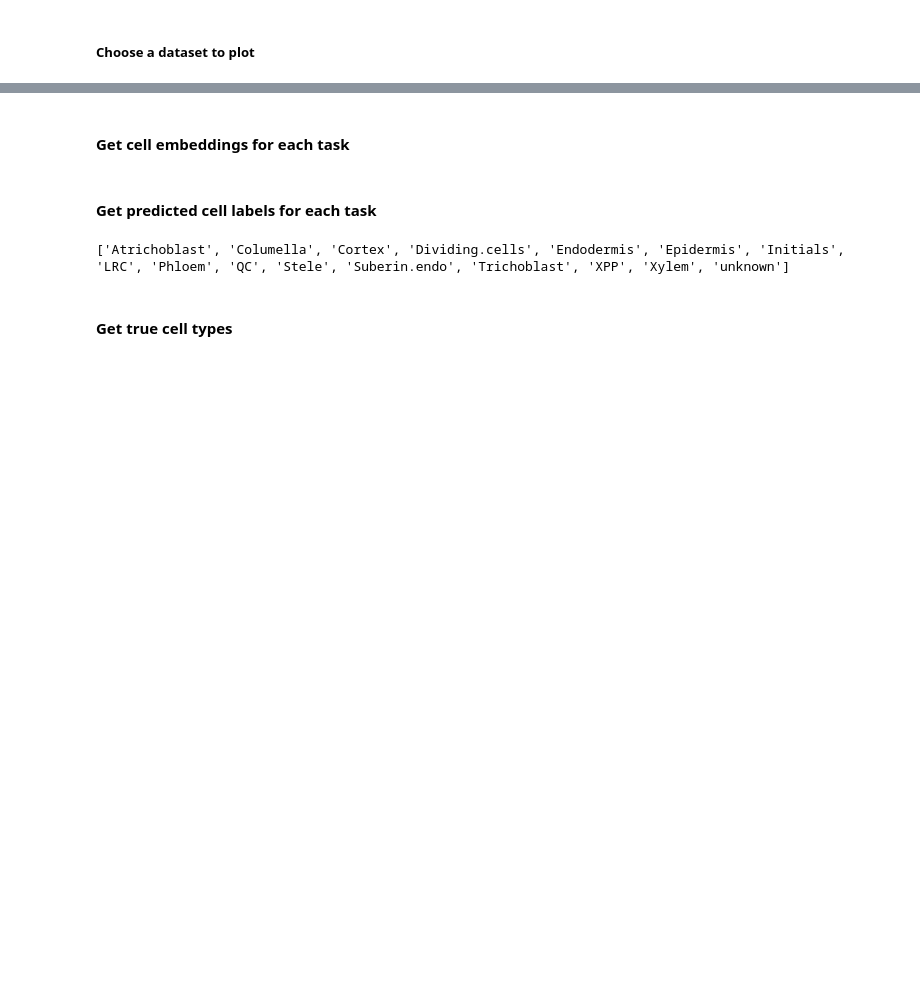
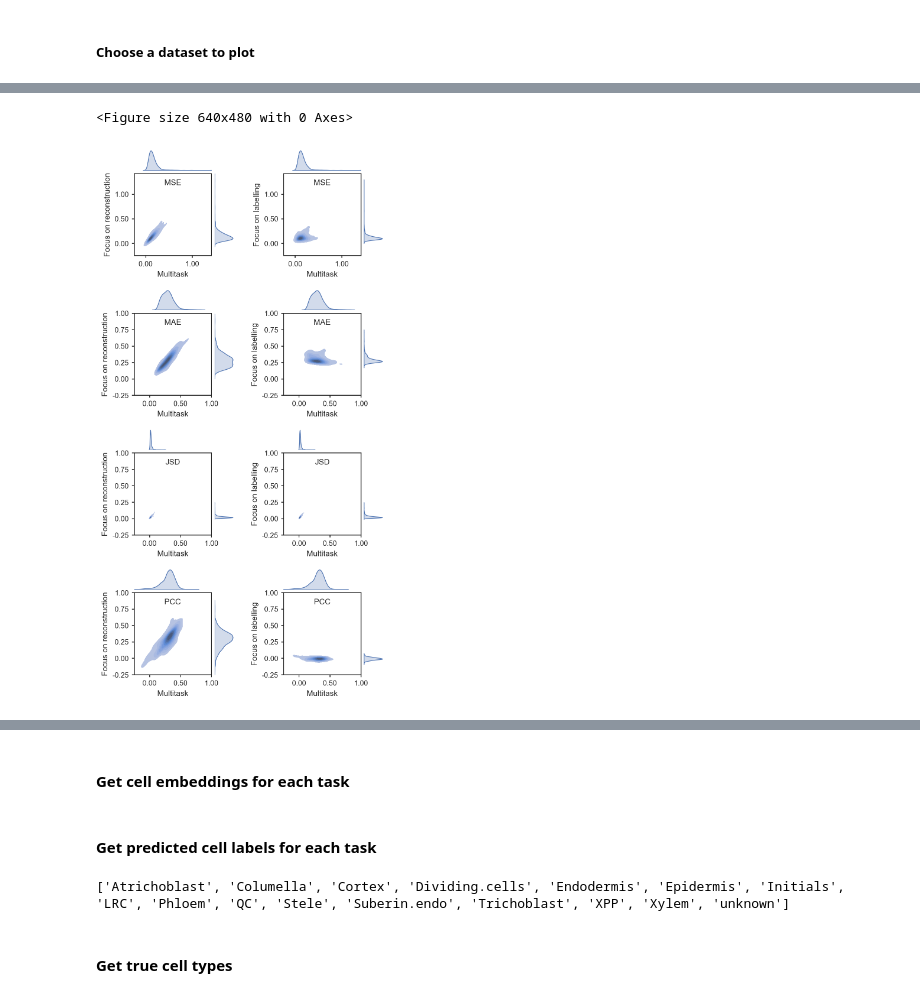
Before and after one commit to wangying608/deeptan, a Jupyter notebook: src/run.local.eval.ipynb, the cells around one changed output, grey strips where cells are left out. Drawn from its saved outputs; the diff is of its cells as text; code cells hidden in the pictures; blank space fills up the shorter version.

```diff
--- a/src/run.local.eval.ipynb
+++ b/src/run.local.eval.ipynb
@@ -32,3 +134,19 @@ metricsmaker_snrna.run()
+# %%
+_dim = "sample_metrics"
+# dim = "feature_metrics"
+
+_metrics = ["mse", "mae", "jsd", "pcc"]
+_metrics_text = ["MSE", "MAE", "JSD", "PCC"]
+
+x_lab = "multitask"
+x_lab_text = "Multitask"
+
+# y_labs = ["multitask_noguide", "focus_recon", "focus_label"]
+# y_labs_text = ["Multitask (no SGG)", "Focus on reconstruction", "Focus on labelling"]
+y_labs = ["focus_recon", "focus_label"]
+y_labs_text = ["Focus on reconstruction", "Focus on labelling"]
+
+_tasks = [x_lab] + y_labs
 # %% [markdown]
 ##### Choose a dataset to plot
 # %%
@@ -176,0 +161,9 @@ fig.savefig(f".fig/{fig_name}.pdf")
+# %%
+_tmp_dataset = metricsmaker_snrna
+fig_name = "fig.c2.snrna.recon.dist"
+
+data4kde = kde_grid_plot_data(_tmp_dataset, 42, _metrics, _tasks, _dim)
+_fig = kde_grid_plot(data4kde, x_lab, y_labs, _metrics, _metrics_text, x_lab_text, y_labs_text, _dim, fig_name, ".fig/")
+# %% [output]
+<Figure size 640x480 with 0 Axes>
+[figure, added]
```
Also changed, not shown: parts of 17 cells of this notebook, 13 other files.
